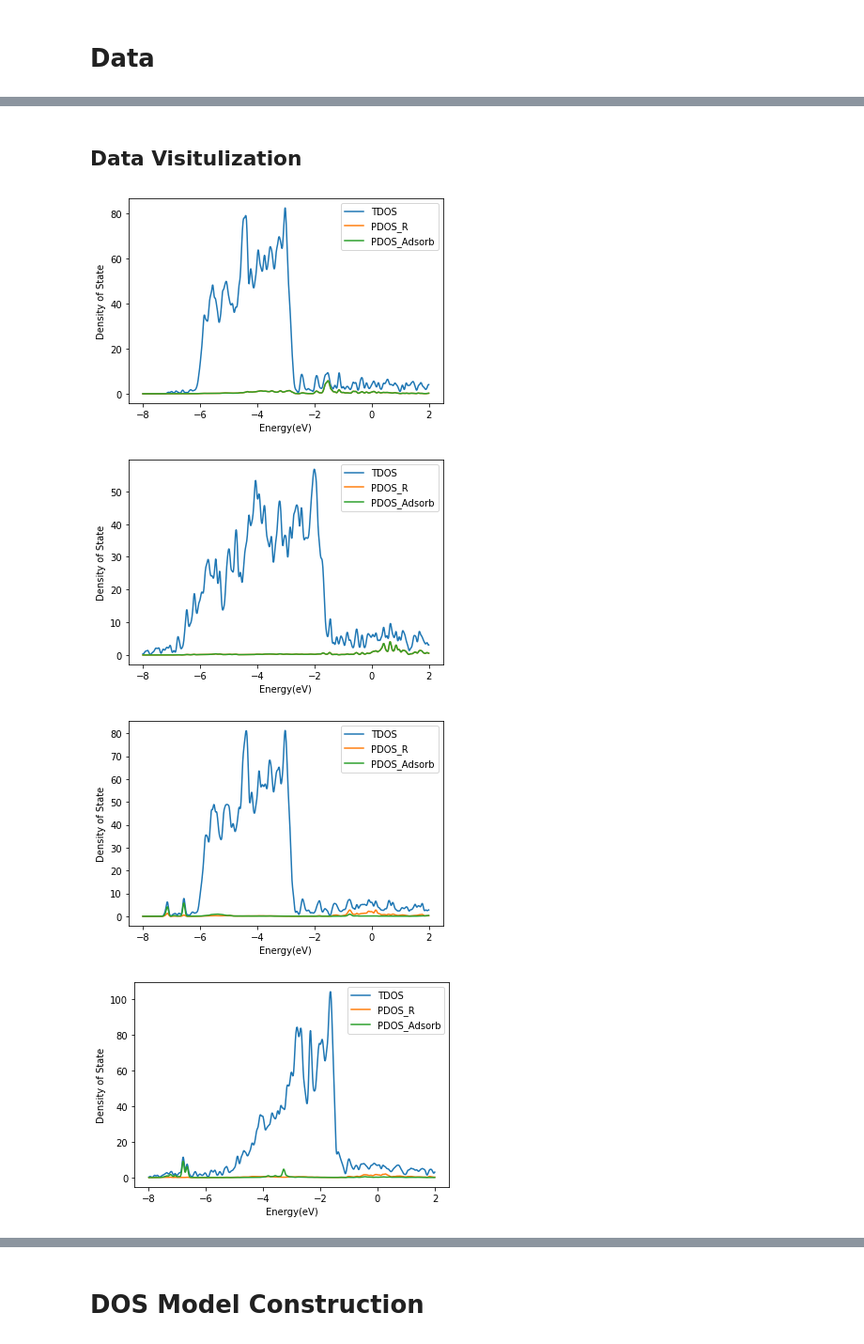
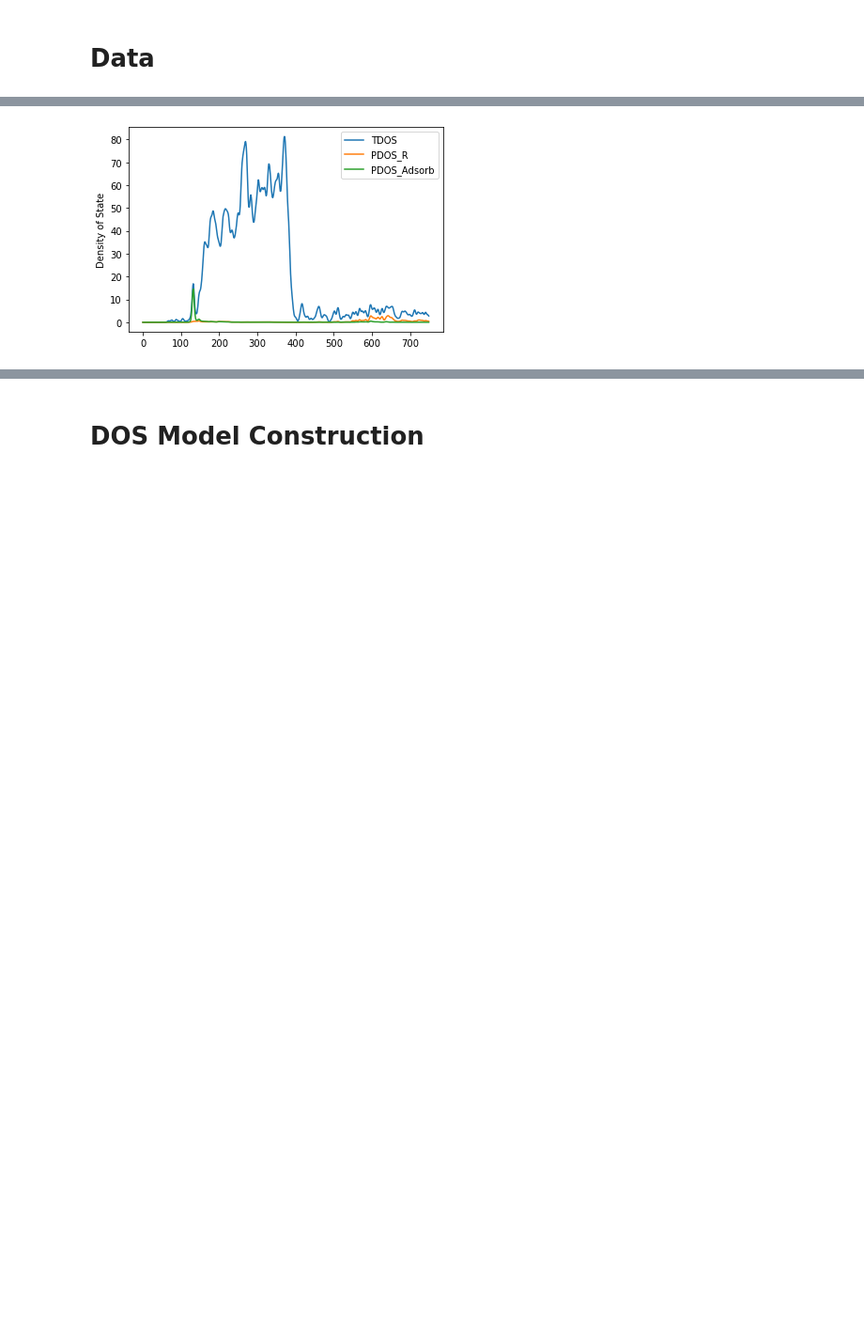
Before and after one commit to KJ-black/Machine-Learning-on-Material-Informatics, a Jupyter notebook: final_project/ML_Material_Final_Project.ipynb, the cells around one changed output, grey strips where cells are left out. Shown at 94% size. Drawn from its saved outputs; the diff is of its cells as text; code cells hidden in the pictures; blank space fills up the shorter version.

```diff
--- a/final_project/ML_Material_Final_Project.ipynb
+++ b/final_project/ML_Material_Final_Project.ipynb
@@ -29,6 +29,9 @@ y = []
 x_tdos = []
 x_pdos_r = []
 x_pdos_adsorb = []
+reshape_size = (2, 750)
+
+
 for index in tqdm.tqdm(indexs):
     metal = index.split("-")[0]
     for col in cols:
@@ -37,24 +40,24 @@ for index in tqdm.tqdm(indexs):
         pdos_adsorb = pd.read_csv("./dataset/%s/%s/%s/dos/PDOS_adsorb.dat"%(metal, index, col), sep="\s+", names=["DOS", "Energy"], header=None)
 
         try:
-            x_tdos.append(cv2.resize(tdos.to_numpy(), dsize=(2, 1000), interpolation=cv2.INTER_CUBIC))
+            x_tdos.append(cv2.resize(tdos.to_numpy(), dsize=reshape_size, interpolation=cv2.INTER_CUBIC))
         except:
             print("./dataset/%s/%s/%s/dos/TDOS.dat"%(metal, index, col))
             continue
-        x_pdos_r.append(cv2.resize(pdos_r.to_numpy(), dsize=(2, 1000), interpolation=cv2.INTER_CUBIC))
-        x_pdos_adsorb.append(cv2.resize(pdos_adsorb.to_numpy(), dsize=(2, 1000), interpolation=cv2.INTER_CUBIC))
+        x_pdos_r.append(cv2.resize(pdos_r.to_numpy(), dsize=reshape_size, interpolation=cv2.INTER_CUBIC))
+        x_pdos_adsorb.append(cv2.resize(pdos_adsorb.to_numpy(), dsize=reshape_size, interpolation=cv2.INTER_CUBIC))
         y.append(y_dict[metal].loc[index][col])
 
 
 y = np.array(y) # y shape (780,)
-x_tdos = np.array(x_tdos) # x_tdos shape (780, 1000, 2)
+x_tdos = np.array(x_tdos) # x_tdos shape (780, 750, 2)
 x_pdos_r = np.array(x_pdos_r)
 x_pdos_adsorb = np.array(x_pdos_adsorb)
 
 # reshape to (num, 1, 2, 1000)
-x_tdos = np.transpose(np.expand_dims(x_tdos, axis=1), (0, 1, 3, 2))
-x_pdos_r = np.transpose(np.expand_dims(x_pdos_r, axis=1), (0, 1, 3, 2))
-x_pdos_adsorb = np.transpose(np.expand_dims(x_pdos_adsorb, axis=1), (0, 1, 3, 2))
+# x_tdos = np.transpose(np.expand_dims(x_tdos, axis=1), (0, 1, 3, 2))
+# x_pdos_r = np.transpose(np.expand_dims(x_pdos_r, axis=1), (0, 1, 3, 2))
+# x_pdos_adsorb = np.transpose(np.expand_dims(x_pdos_adsorb, axis=1), (0, 1, 3, 2))
 
 print("y shape", y.shape)
 print("x_tdos shape", x_tdos.shape)
@@ -74,17 +67,18 @@ x_tdos shape (770, 1, 2, 1000)
-# %% [markdown]
-## Data Visitulization
+# %%
+x = np.stack([x_tdos[:, :, 0],
+               x_pdos_r[:, :, 0],
+               x_pdos_adsorb[:, :, 0]], axis=2) # shape (780, 750, 3)
+x = np.transpose(np.expand_dims(x, axis=1), (0, 1, 3, 2)) # shape (780, 1, 3, 750)
 # %%
-for j in range(5):
-    i = np.random.randint(0, y.shape[0]-1)
-    plt.plot(x_tdos[i][0][1], x_tdos[i][0][0], label="TDOS")
-    plt.plot(x_pdos_r[i][0][1], x_pdos_r[i][0][0], label="PDOS_R")
-    plt.plot(x_pdos_adsorb[i][0][1], x_pdos_adsorb[i][0][0], label="PDOS_Adsorb")
-    plt.xlabel("Energy(eV)")
+for i in range(1):
+#     i = np.random.randint(0, y.shape[0]-1)
+    x_axis = np.arange(0, 750)
+    plt.plot(x_axis, x[i][0][0], label="TDOS")
+    plt.plot(x_axis, x[i][0][1], label="PDOS_R")
+    plt.plot(x_axis, x[i][0][2], label="PDOS_Adsorb")
+#     plt.xlabel("Energy(eV)")
     plt.ylabel("Density of State")
     plt.legend()
     plt.show()
 # %% [output]
-[figure, old version]
+[figure, new version]
-[figure, removed]
-[figure, removed]
-[figure, removed]
```
Also changed, not shown: parts of 23 cells of this notebook, 29 other files.
